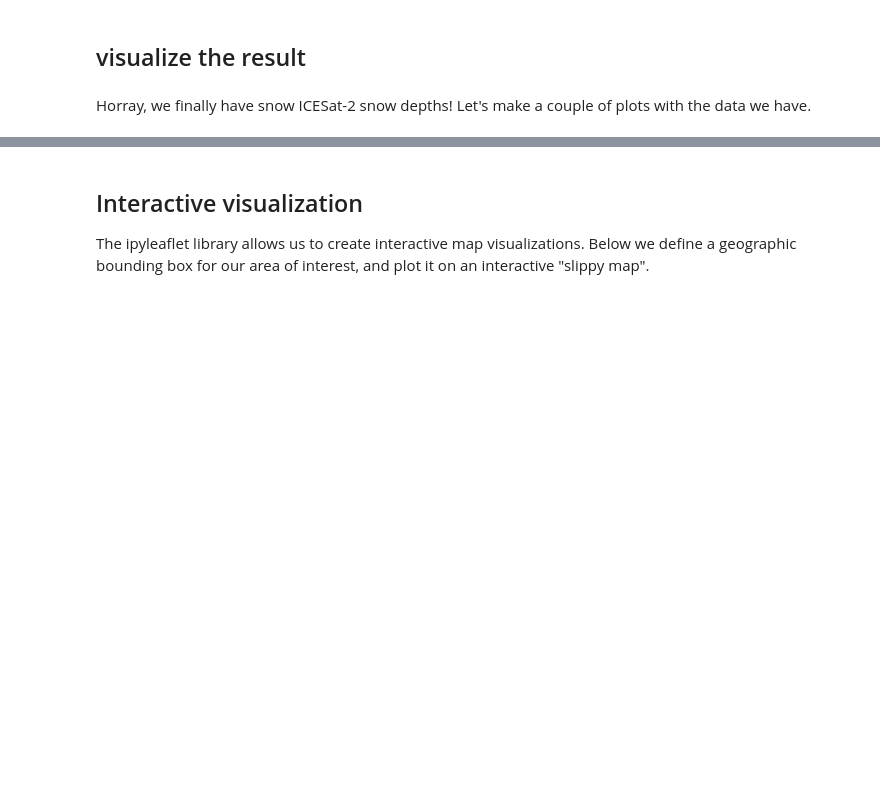
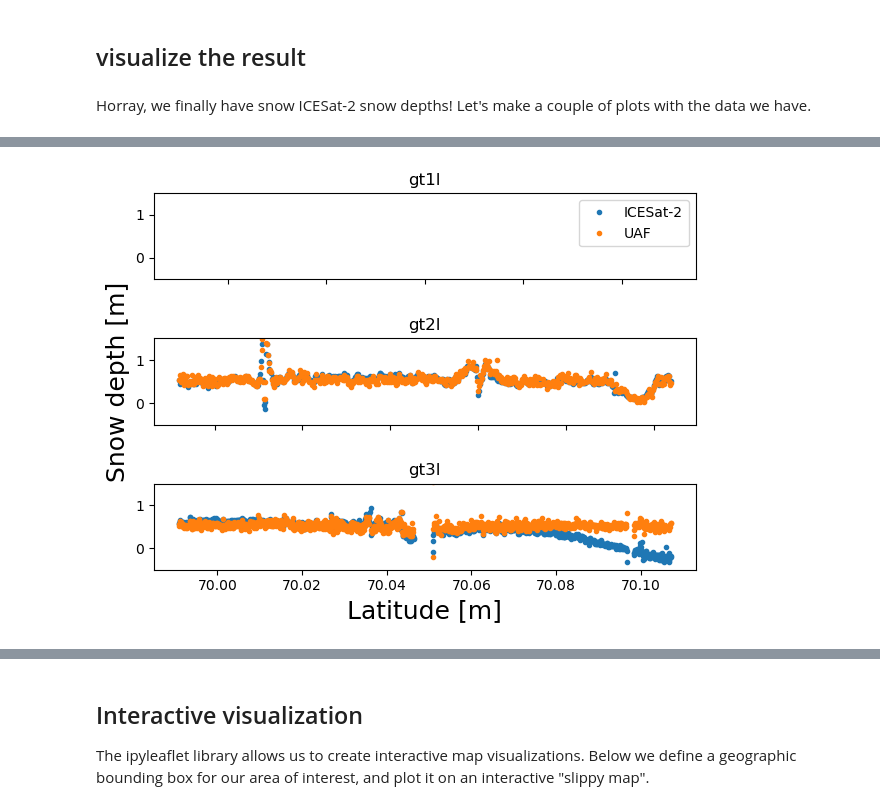
Before and after one commit to KarinaZikan/ICESat-2-Hackweek-2023, a Jupyter notebook: book/tutorials/applications-snow-depth/applications-tutorial-snow-depth.ipynb, the cells around one changed output, grey strips where cells are left out. Saved outputs shown, nothing was run; the diff lists cells and outputs as text; code cells hidden in the pictures; blank space fills up the shorter version.

```diff
--- a/book/tutorials/applications-snow-depth/applications-tutorial-snow-depth.ipynb
+++ b/book/tutorials/applications-snow-depth/applications-tutorial-snow-depth.ipynb
@@ -332,26 +386,33 @@ ax.set_aspect('equal', adjustable='box')
 # %%
 ## Along-track snow depth comparison
 # Plot snow depths for the three strong beams
 fig, (ax1,ax2,ax3) = plt.subplots(3)
 
 # Left strong beam
-tmp_df = is2_uaf_df[is2_uaf_df['beam']==10]
-ax1.plot(tmp_df['y'], tmp_df['is2_snow_depth'], label='ICESat-2')
-ax1.plot(tmp_df['y'], tmp_df['lidar_snow_depth'], label='UAF')
+tmp_df = is2_uaf_gpd[is2_uaf_gpd['beam']==10]
+ax1.plot(tmp_df['lat'], tmp_df['is2_snow_depth'], '.', label='ICESat-2')
+ax1.plot(tmp_df['lat'], tmp_df['lidar_snow_depth'], '.', label='UAF')
+ax1.set_title('gt1l')
+ax1.legend()
 
 # Central strong beam
-tmp_df = is2_uaf_df[is2_uaf_df['beam']==30]
-ax2.plot(tmp_df['y'], tmp_df['is2_snow_depth'])
-ax2.plot(tmp_df['y'], tmp_df['lidar_snow_depth'])
+tmp_df = is2_uaf_gpd[is2_uaf_gpd['beam']==30]
+ax2.plot(tmp_df['lat'], tmp_df['is2_snow_depth'], '.')
+ax2.plot(tmp_df['lat'], tmp_df['lidar_snow_depth'], '.')
 ax2.set_ylabel('Snow depth [m]', fontsize=18)
+ax2.set_title('gt2l')
 
 # Right strong beam
-tmp_df = is2_uaf_df[is2_uaf_df['beam']==50]
-ax3.plot(tmp_df['y'], tmp_df['is2_snow_depth'])
-ax3.plot(tmp_df['y'], tmp_df['lidar_snow_depth'])
-ax3.set_xlabel('Northing [m]', fontsize=18)
+tmp_df = is2_uaf_gpd[is2_uaf_gpd['beam']==50]
+ax3.plot(tmp_df['lat'], tmp_df['is2_snow_depth'], '.')
+ax3.plot(tmp_df['lat'], tmp_df['lidar_snow_depth'], '.')
+ax3.set_xlabel('Latitude [m]', fontsize=18)
+ax3.set_title('gt3l')
 plt.tight_layout()
 
 # Only include outer axis labels
 for axs in [ax1, ax2, ax3]:
     axs.label_outer()
+    axs.set_ylim([-0.5, 1.5])
+# %% [output]
+[figure, added]
```
Also changed, not shown: parts of 14 cells of this notebook, 3 other files.
